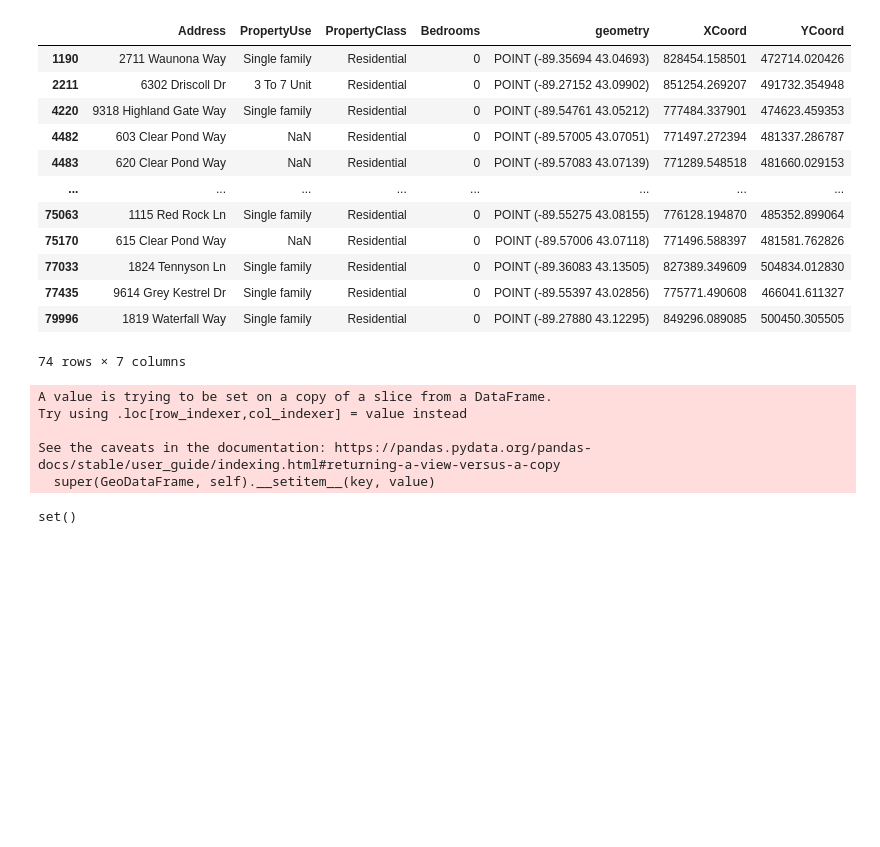
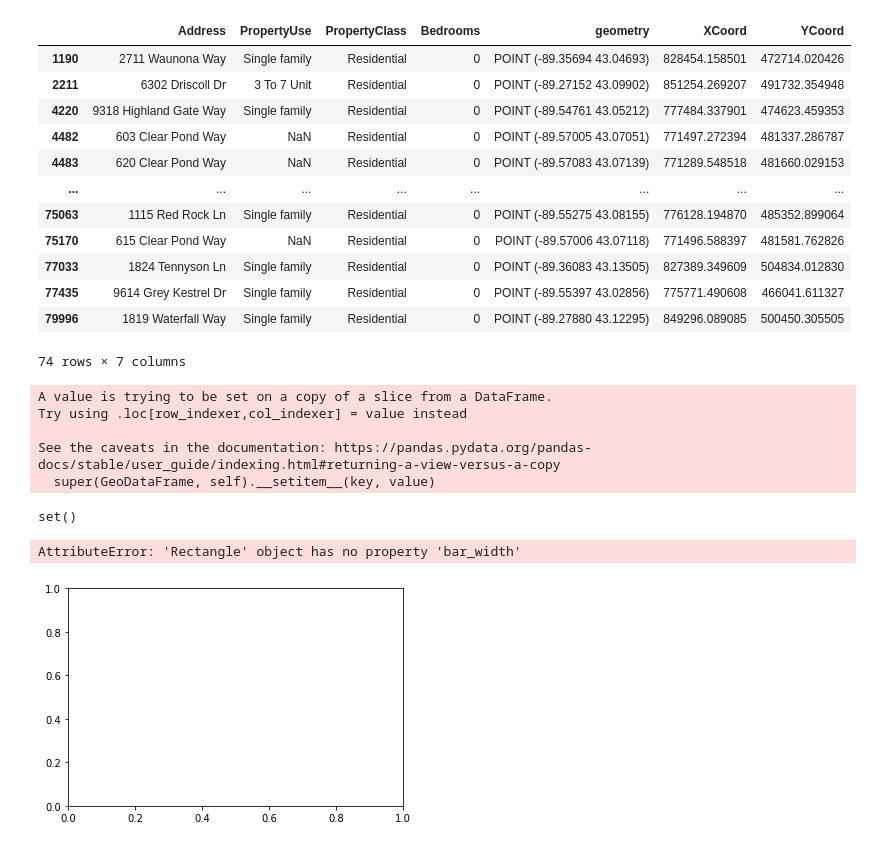
Before and after one commit to wesley0628/Internet-Access-Analysis, a Jupyter notebook: test.ipynb, the cells around one changed output. Drawn from its saved outputs; the diff is of its cells as text; code cells hidden in the pictures; blank space fills up the shorter version.

```diff
--- a/test.ipynb
+++ b/test.ipynb
@@ -497,3 +497,13 @@ census_geoid = census_df["GEO_ID"]
 set(madison_geoid) - set(census_geoid)
 # %% [output]
 set()
+# %%
+import matplotlib.pyplot as plt
+
+y=[1,2]#给出在y轴上的位置
+width=[5,4]#给出具体每个直方图的数值
+plt.barh(y,width, bar_width = 0.6)#绘制水平直方图
+plt.show()#显示
+# %% [output]
+AttributeError: 'Rectangle' object has no property 'bar_width'
+[figure, added]
```
Also changed, not shown: parts of 2 cells of this notebook, 1 other file.
